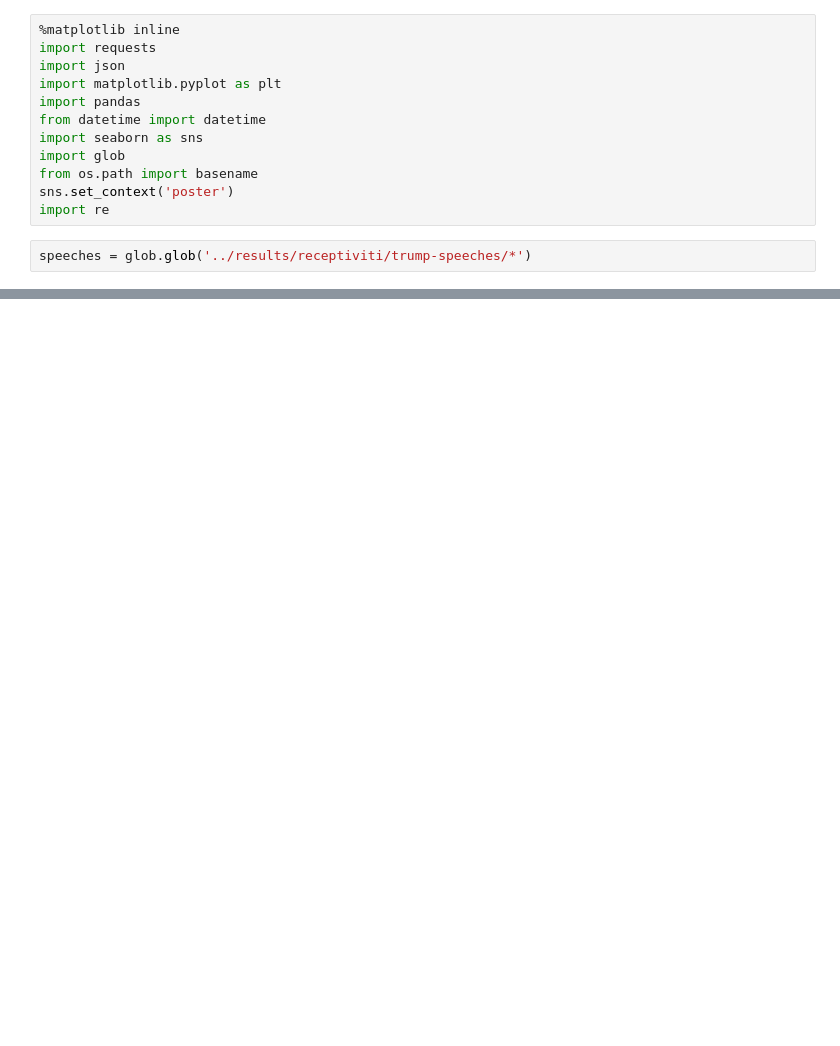
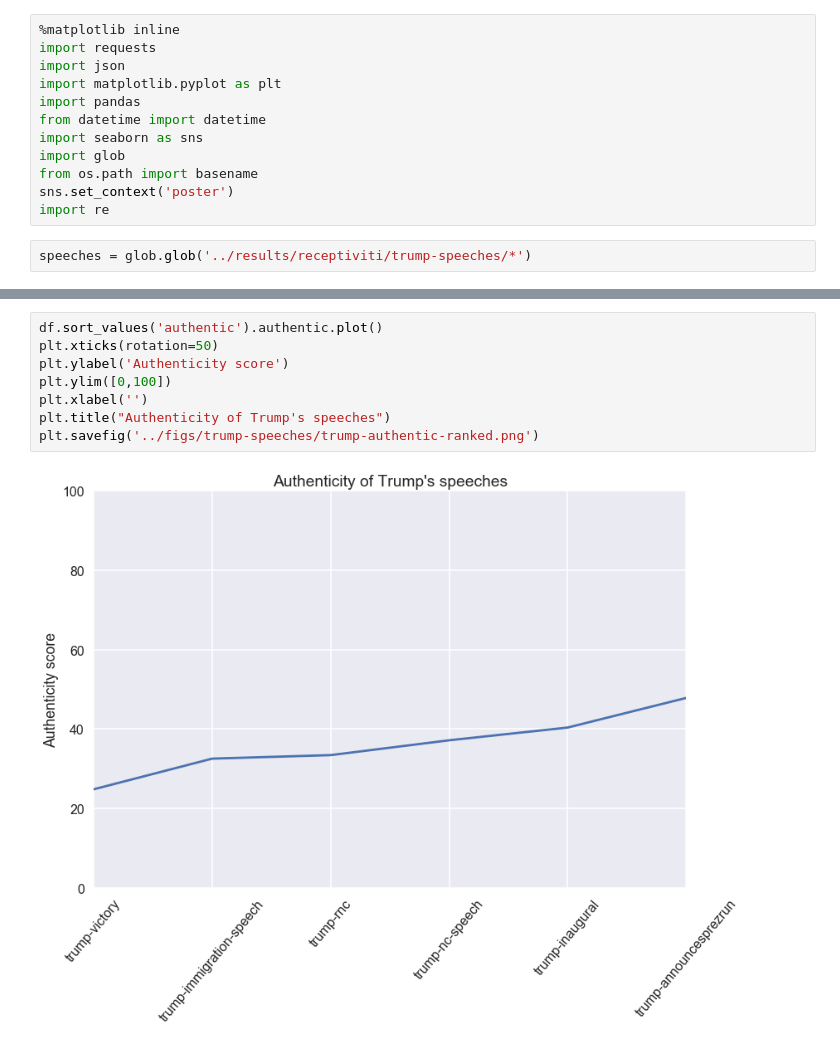
Before and after one commit to pri-data/speech-analysis, a Jupyter notebook: notebooks/trump-speeches-liwc.ipynb, the cells around one changed output, grey strips where cells are left out. Cells and saved outputs as stored; diff of their text form; blank space fills up the shorter version.

```diff
--- a/notebooks/trump-speeches-liwc.ipynb
+++ b/notebooks/trump-speeches-liwc.ipynb
@@ -36,0 +48,10 @@ df.set_index('speechname',drop=True)
+# %%
+df.sort_values('authentic').authentic.plot()
+plt.xticks(rotation=50)
+plt.ylabel('Authenticity score')
+plt.ylim([0,100])
+plt.xlabel('')
+plt.title("Authenticity of Trump's speeches")
+plt.savefig('../figs/trump-speeches/trump-authentic-ranked.png')
+# %% [output]
+[figure, added]
```
Also changed, not shown: parts of 5 cells of this notebook, 38 other files.
